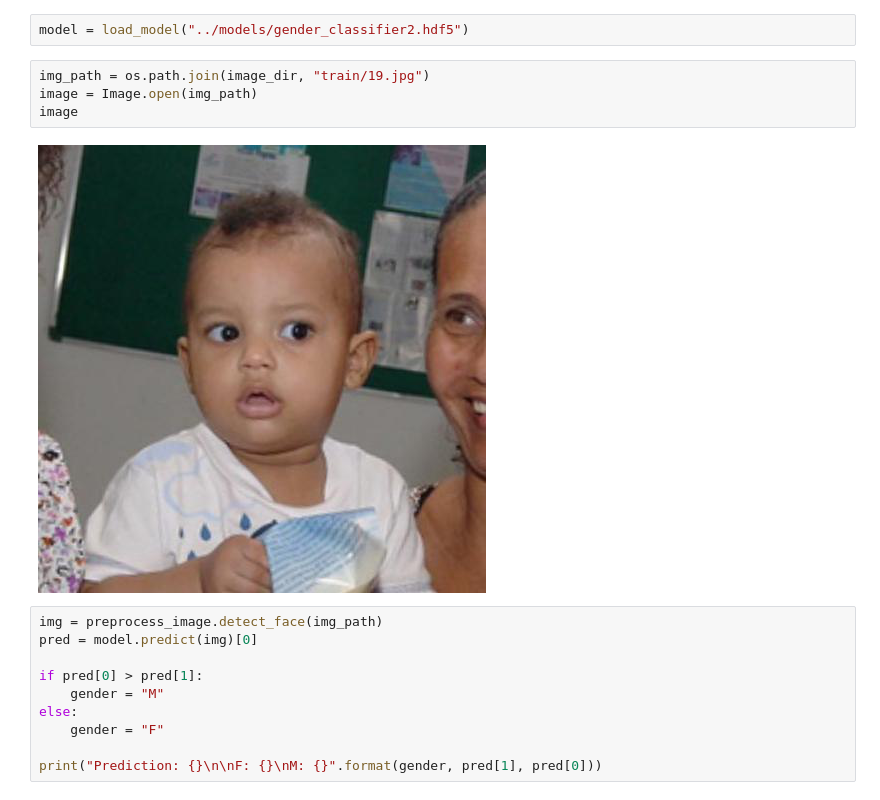
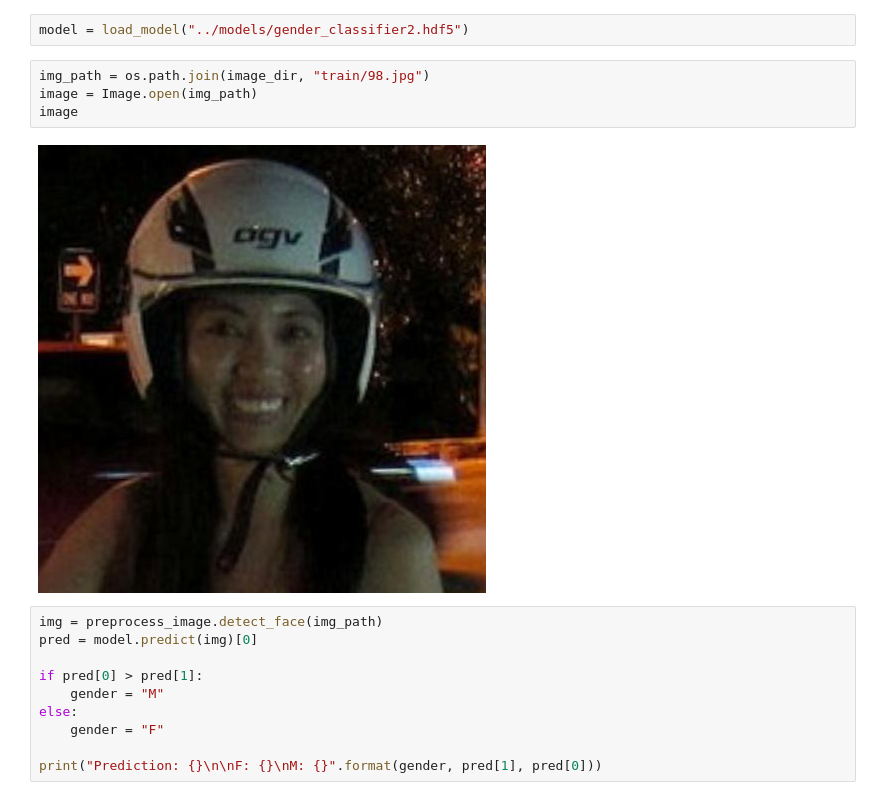
Before and after one commit to sudikshas/Racial_Classification_XAI_Model, a Jupyter notebook: notebook/predict_gender.ipynb, the cells around one changed output. Drawn from its saved outputs; the diff is of its cells as text.

```diff
--- a/notebook/predict_gender.ipynb
+++ b/notebook/predict_gender.ipynb
@@ -25,11 +25,11 @@ val_csv = pd.read_csv(os.path.join(data_path, 'fairface_label_val.csv'))
 # %%
 model = load_model("../models/gender_classifier2.hdf5")
 # %%
-img_path = os.path.join(image_dir, "train/19.jpg")
+img_path = os.path.join(image_dir, "train/98.jpg")
 image = Image.open(img_path)
 image
 # %% [output]
-[figure, old version]
+[figure, new version]
 # %%
 img = preprocess_image.detect_face(img_path)
 pred = model.predict(img)[0]
```
Also changed, not shown: 2 other files.
